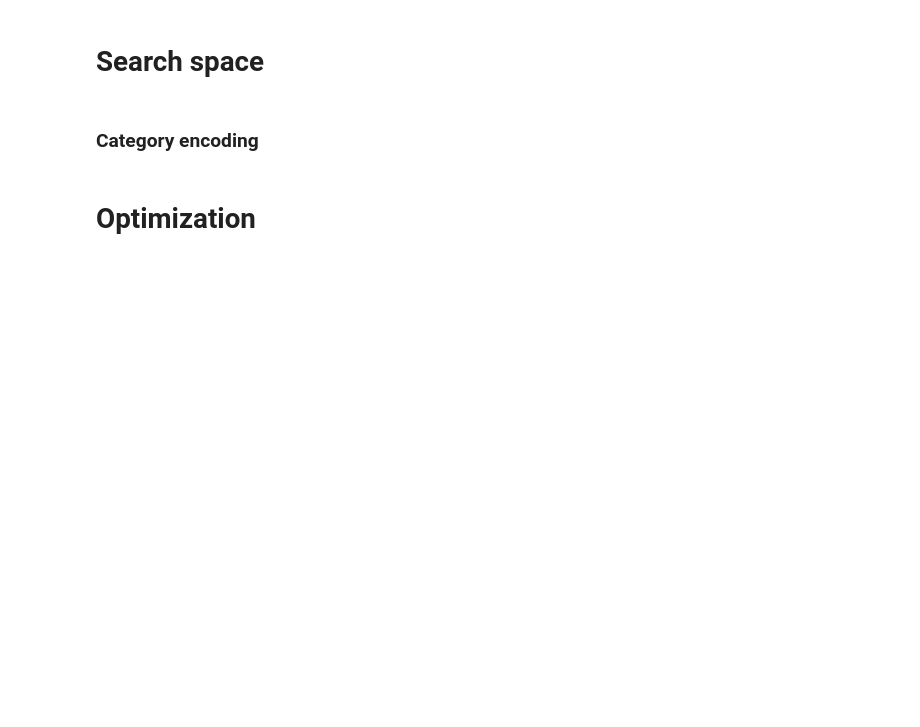
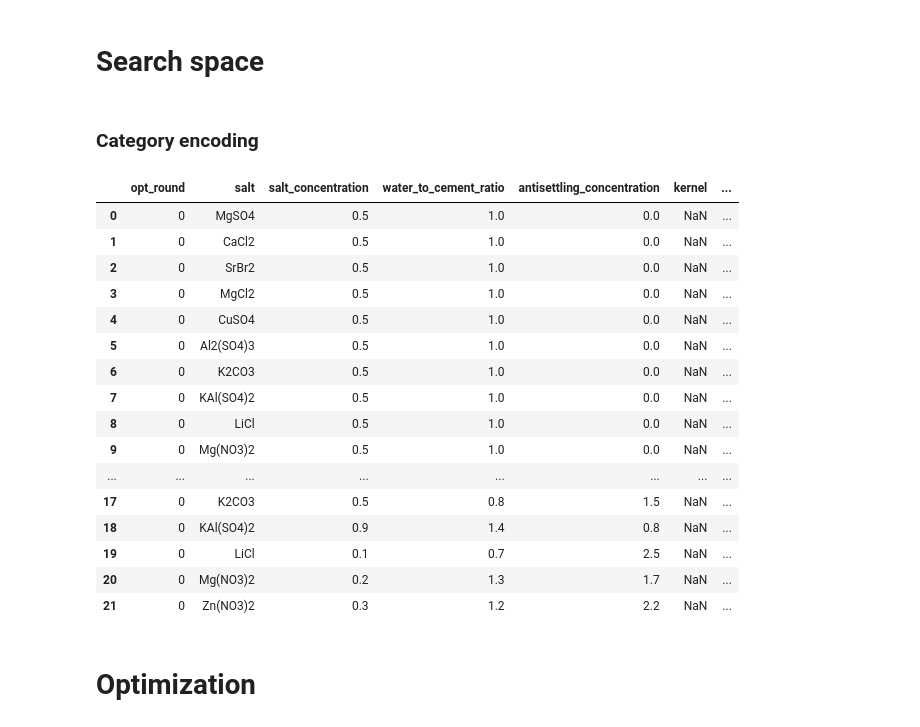
Before and after one commit to giuliobarl/cementbopt, a Jupyter notebook: optim.ipynb, the cells around one changed output. Saved outputs shown, nothing was run; the diff lists cells and outputs as text; code cells hidden in the pictures; blank space fills up the shorter version.

```diff
--- a/optim.ipynb
+++ b/optim.ipynb
@@ -55,22 +74,42 @@ experiment_data
 # %% [markdown]
 ### Category encoding
 # %%
-category_mapping = {
-    "Al2(SO4)3": 0,
-    "CaCl2": 1,
-    "CuSO4": 2,
-    "K2CO3": 3,
-    "KAl(SO4)2": 4,
-    "LiCl": 5,
-    "Mg(NO3)2": 6,
-    "MgCl2": 7,
-    "MgSO4": 8,
-    "SrBr2": 9,
-    "Zn(NO3)2": 10,
-}
+cat_order = [
+    "Al2(SO4)3",
+    "CaCl2",
+    "CuSO4",
+    "K2CO3",
+    "KAl(SO4)2",
+    "LiCl",
+    "Mg(NO3)2",
+    "MgCl2",
+    "MgSO4",
+    "SrBr2",
+    "Zn(NO3)2",
+]
+
+cat_mapping = {name: i for i, name in enumerate(cat_order)}
 
 df_enc = experiment_data.copy()
-df_enc["category_encoded"] = experiment_data["salt"].map(category_mapping)
+df_enc["category_encoded"] = experiment_data["salt"].map(cat_mapping)
 df_enc
+# %% [output]
+|  | opt_round | salt | salt_concentration | water_to_cement_ratio | antisettling_concentration | kernel | ... |
+| 0 | 0 | MgSO4 | 0.5 | 1.0 | 0.0 | NaN | ... |
+| 1 | 0 | CaCl2 | 0.5 | 1.0 | 0.0 | NaN | ... |
+| 2 | 0 | SrBr2 | 0.5 | 1.0 | 0.0 | NaN | ... |
+| 3 | 0 | MgCl2 | 0.5 | 1.0 | 0.0 | NaN | ... |
+| 4 | 0 | CuSO4 | 0.5 | 1.0 | 0.0 | NaN | ... |
+| 5 | 0 | Al2(SO4)3 | 0.5 | 1.0 | 0.0 | NaN | ... |
+| 6 | 0 | K2CO3 | 0.5 | 1.0 | 0.0 | NaN | ... |
+| 7 | 0 | KAl(SO4)2 | 0.5 | 1.0 | 0.0 | NaN | ... |
+| 8 | 0 | LiCl | 0.5 | 1.0 | 0.0 | NaN | ... |
+| 9 | 0 | Mg(NO3)2 | 0.5 | 1.0 | 0.0 | NaN | ... |
+| ... | ... | ... | ... | ... | ... | ... | ... |
+| 17 | 0 | K2CO3 | 0.5 | 0.8 | 1.5 | NaN | ... |
+| 18 | 0 | KAl(SO4)2 | 0.9 | 1.4 | 0.8 | NaN | ... |
+| 19 | 0 | LiCl | 0.1 | 0.7 | 2.5 | NaN | ... |
+| 20 | 0 | Mg(NO3)2 | 0.2 | 1.3 | 1.7 | NaN | ... |
+| 21 | 0 | Zn(NO3)2 | 0.3 | 1.2 | 2.2 | NaN | ... |
 # %%
 search_space = [
```
Also changed, not shown: parts of 22 cells of this notebook, 1 other file.
